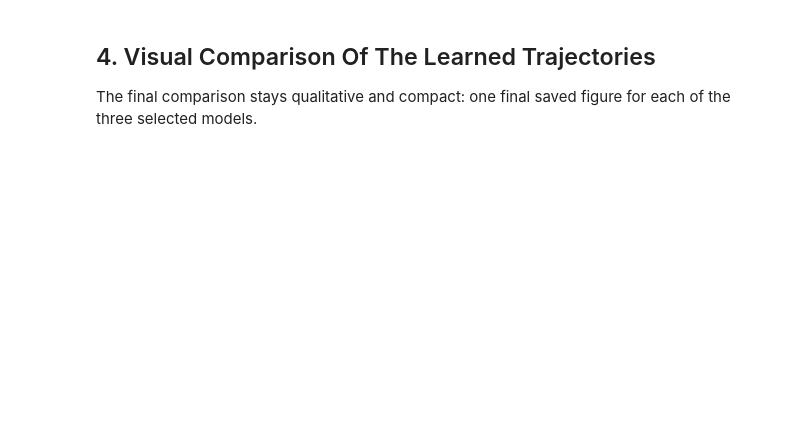
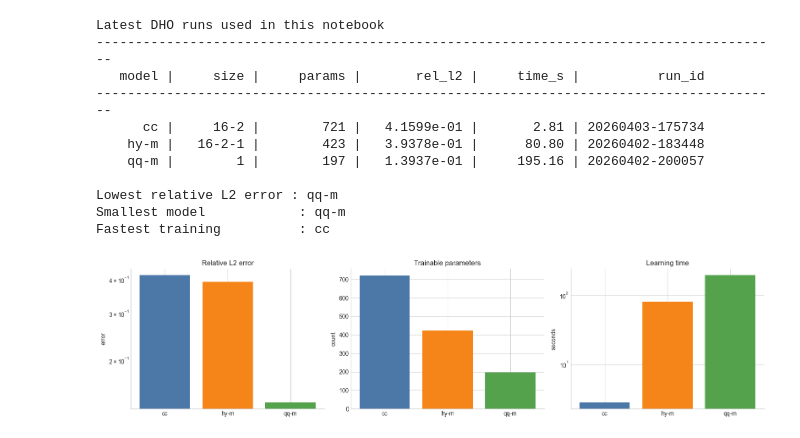
Before and after one commit to merlinquantum/reproduced_papers, a Jupyter notebook: HQPINN/notebook.ipynb, the cells around one changed output. Cells and saved outputs as stored; diff of their text form; code cells hidden in the pictures; blank space fills up the shorter version.

```diff
--- a/HQPINN/notebook.ipynb
+++ b/HQPINN/notebook.ipynb
@@ -242,41 +305,57 @@ labels = [str(row["model"]) for row in latest_runs]
 params = [int(row["params"]) for row in latest_runs]
 times = [float(row["elapsed"]) for row in latest_runs]
 errors = [float(row["rel_l2"]) for row in latest_runs]
-sizes = [str(row["size"]) for row in latest_runs]
 colors = [family_color(label) for label in labels]
 
 print("Latest DHO runs used in this notebook")
 print("-" * 88)
 print(f"{'model':>8} | {'size':>8} | {'params':>10} | {'rel_l2':>12} | {'time_s':>10} | {'run_id':>15}")
 print("-" * 88)
 for row in latest_runs:
     print(
         f"{str(row['model']):>8} | {str(row['size']):>8} | {int(row['params']):10d} | "
         f"{float(row['rel_l2']):12.4e} | {float(row['elapsed']):10.2f} | {str(row['run_id']):>15}"
     )
+
+best_error = labels[int(np.argmin(errors))]
+smallest_model = labels[int(np.argmin(params))]
+fastest_model = labels[int(np.argmin(times))]
+print()
+print(f"Lowest relative L2 error : {best_error}")
+print(f"Smallest model            : {smallest_model}")
+print(f"Fastest training          : {fastest_model}")
 
 fig, axes = plt.subplots(1, 3, figsize=(16, 4))
 
 axes[0].bar(labels, errors, color=colors)
 axes[0].set_title("Relative L2 error")
 axes[0].set_ylabel("error")
 axes[0].set_yscale("log")
 
 axes[1].bar(labels, params, color=colors)
 axes[1].set_title("Trainable parameters")
 axes[1].set_ylabel("count")
 
 axes[2].bar(labels, times, color=colors)
 axes[2].set_title("Learning time")
 axes[2].set_ylabel("seconds")
 axes[2].set_yscale("log")
 
 for ax in axes:
     ax.tick_params(axis="x", rotation=0)
 
 fig.tight_layout()
 plt.show()
+# %% [output]
+Latest DHO runs used in this notebook
+----------------------------------------------------------------------------------------
+   model |     size |     params |       rel_l2 |     time_s |          run_id
+----------------------------------------------------------------------------------------
+      cc |     16-2 |        721 |   4.1599e-01 |       2.81 | 20260403-175734
+    hy-m |   16-2-1 |        423 |   3.9378e-01 |      80.80 | 20260402-183448
+    qq-m |        1 |        197 |   1.3937e-01 |     195.16 | 20260402-200057
+
+Lowest relative L2 error : qq-m
+Smallest model            : qq-m
+Fastest training          : cc
+[figure, added]
-# %% [markdown]
-## 4. Visual Comparison Of The Learned Trajectories
-
-The final comparison stays qualitative and compact: one final saved figure for each of the three selected models.
```
Also changed, not shown: parts of 19 cells of this notebook, 9 other files.
